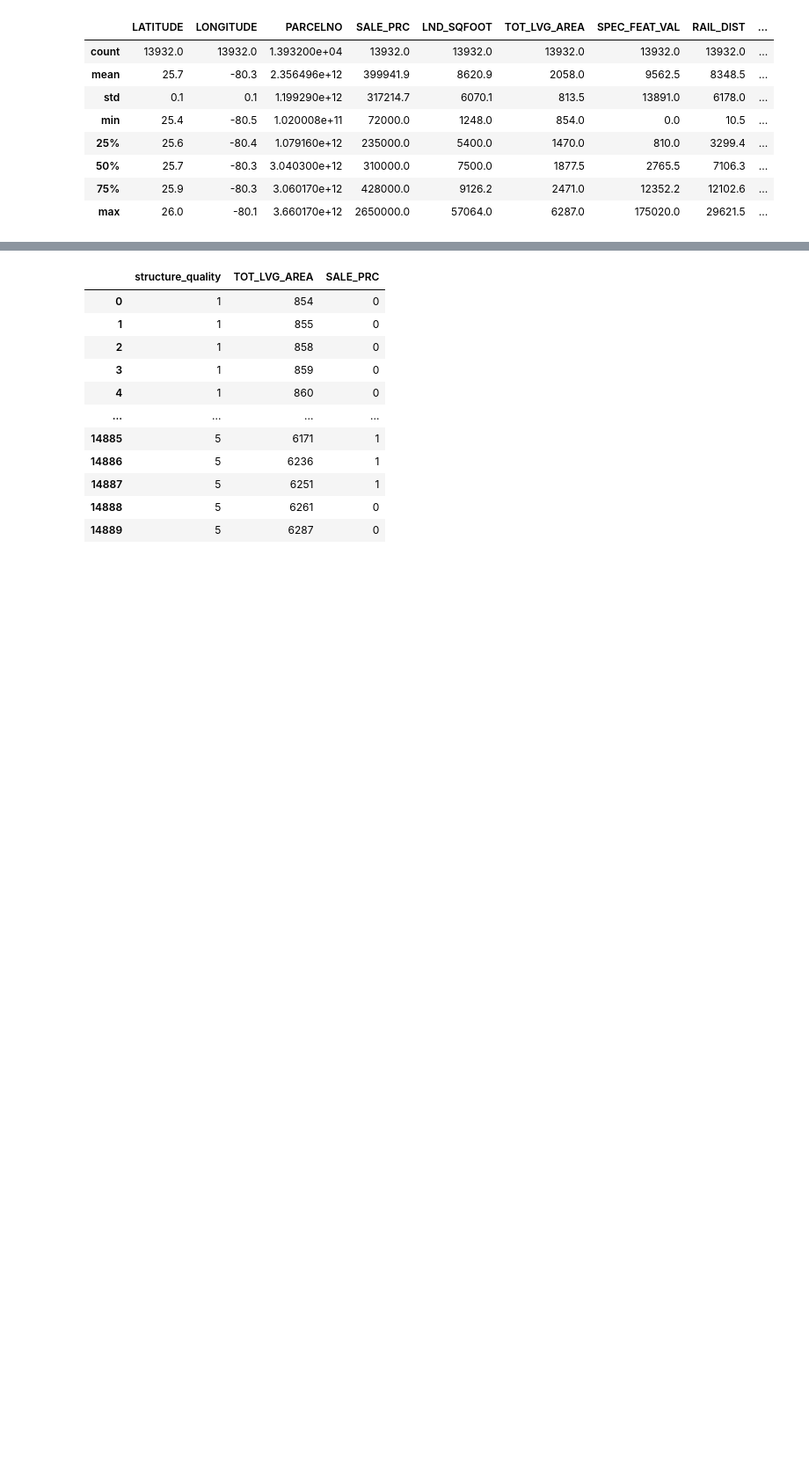
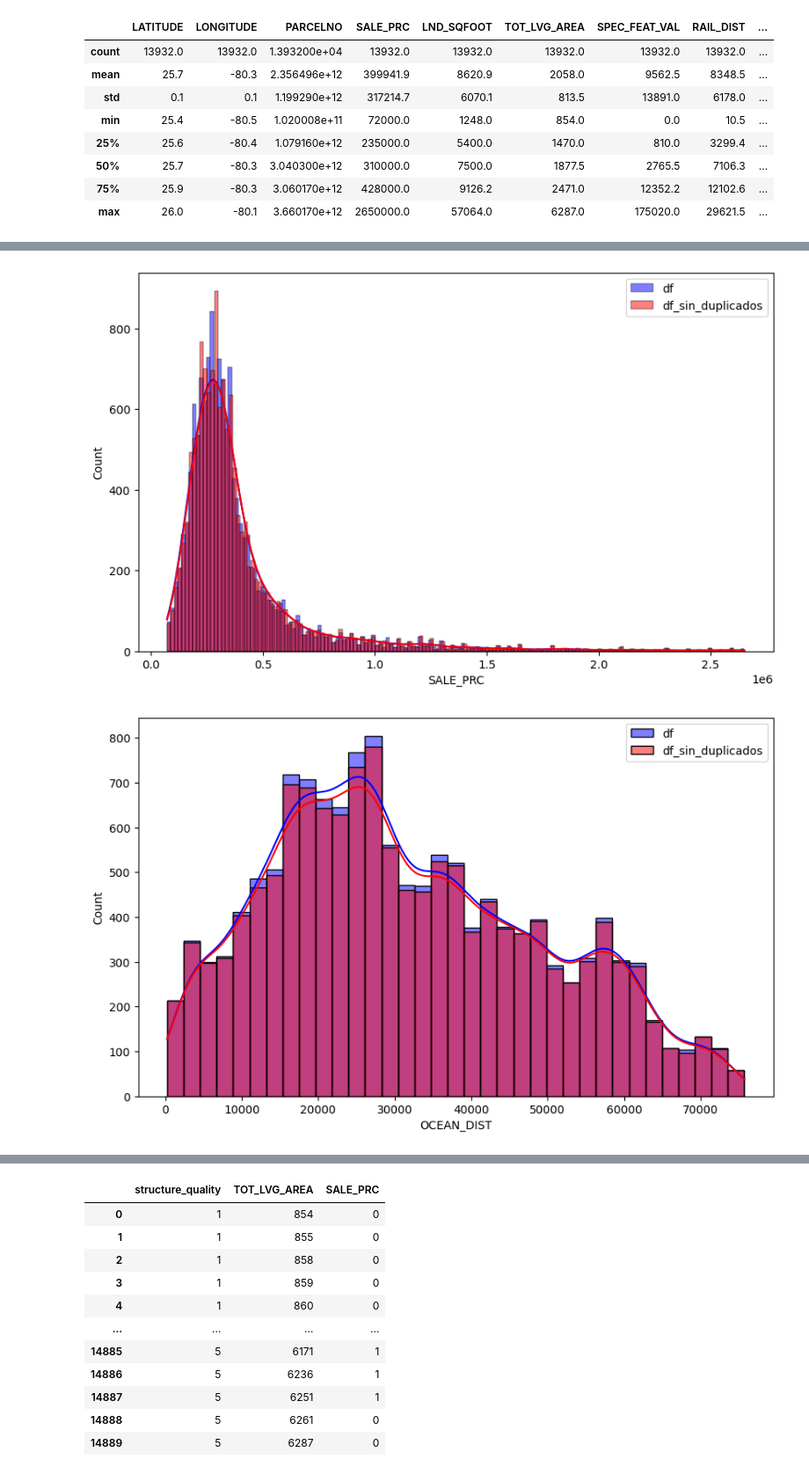
Before and after one commit to ileanacoletta/PF_Ileana_Coletta, a Jupyter notebook: PF_1_02.ipynb, the cells around one changed output, grey strips where cells are left out. Shown at 88% size. Cells and saved outputs as stored; diff of their text form; code cells hidden in the pictures; blank space fills up the shorter version.

```diff
--- a/PF_1_02.ipynb
+++ b/PF_1_02.ipynb
@@ -271,0 +278,9 @@ dtype: int64
+# %%
+# Obtener los valores de PARCELNO que se repiten más de una vez
+duplicados = PARCELNO_counts[PARCELNO_counts > 1].index
+
+# Filtrar el DataFrame original para eliminar los duplicados
+df_sin_duplicados = df[~df['PARCELNO'].isin(duplicados)]
+
+# Mostrar el DataFrame sin duplicados
+print(df_sin_duplicados)
@@ -284,0 +330,24 @@ df.describe().round(1)
+# %%
+# Histograma comparativo de la columna 'SALE_PRC'
+plt.figure(figsize=(10, 6))
+sns.histplot(data=df, x='SALE_PRC', color='blue', label='df', kde=True)
+sns.histplot(data=df_sin_duplicados, x='SALE_PRC', color='red', label='df_sin_duplicados', kde=True)
+plt.legend()
+plt.show()
+
+# Histograma comparativo de la columna 'OCEAN_DIST'
+plt.figure(figsize=(10, 6))
+sns.histplot(data=df, x='OCEAN_DIST', color='blue', label='df', kde=True)
+sns.histplot(data=df_sin_duplicados, x='OCEAN_DIST', color='red', label='df_sin_duplicados', kde=True)
+plt.legend()
+plt.show()
+
+# Histograma comparativo de la columna 'TOT_LVG_AREA'
+plt.figure(figsize=(10, 6))
+sns.histplot(data=df, x='TOT_LVG_AREA', color='blue', label='df', kde=True)
+sns.histplot(data=df_sin_duplicados, x='TOT_LVG_AREA', color='red', label='df_sin_duplicados', kde=True)
+plt.legend()
+plt.show()
+# %% [output]
+[figure, added]
+[figure, added]
```
Also changed, not shown: parts of 7 cells of this notebook.
